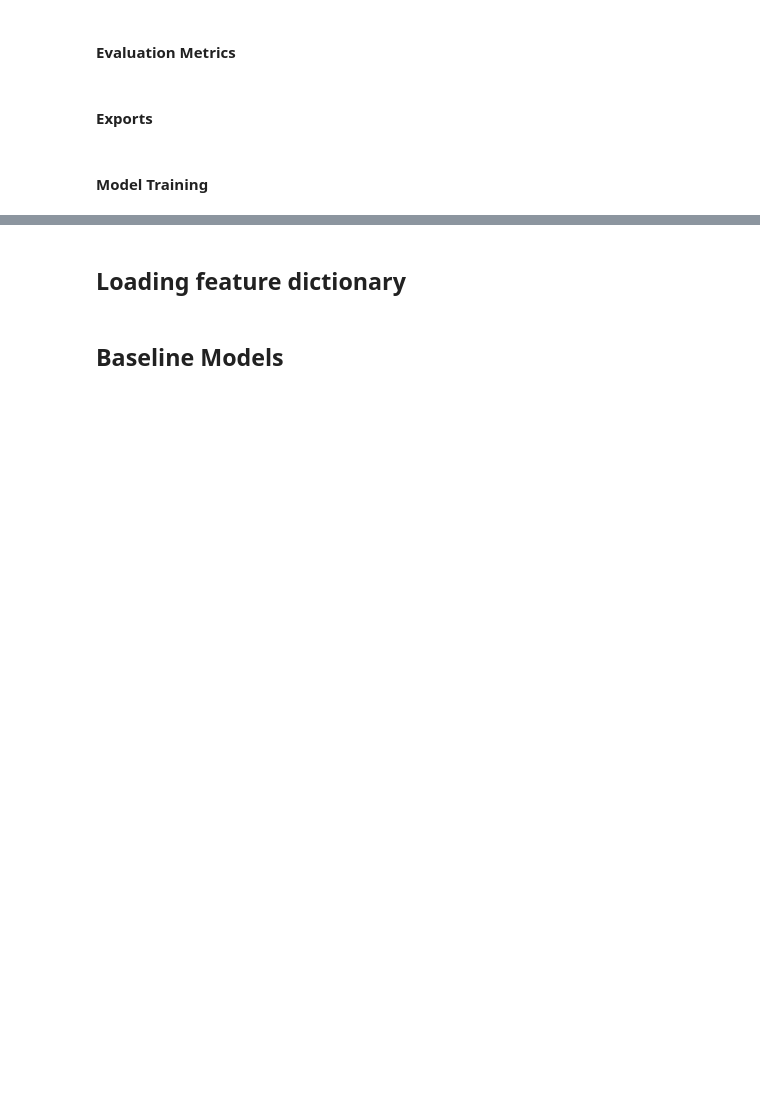
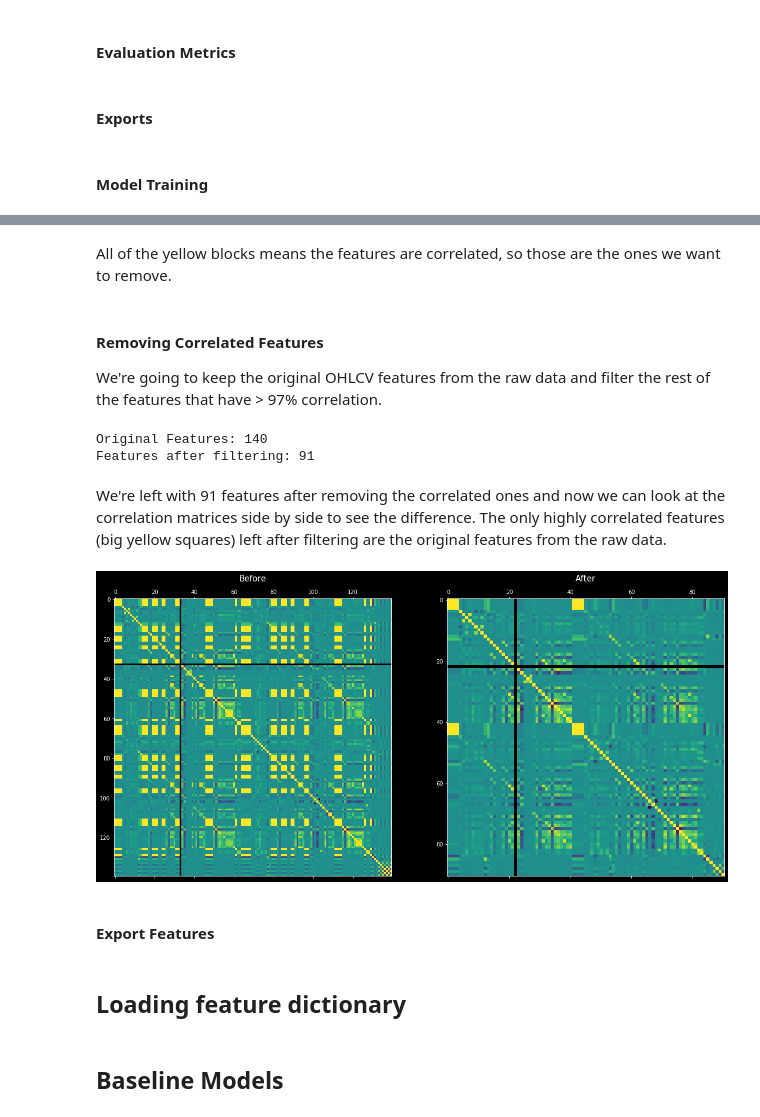
Before and after one commit to Cryptolytic-app/cryptolyticapp, a Jupyter notebook: modeling/2_arbitrage_model_training.ipynb, the cells around one changed output, grey strips where cells are left out. Saved outputs shown, nothing was run; the diff lists cells and outputs as text; code cells hidden in the pictures; blank space fills up the shorter version.

```diff
--- a/modeling/2_arbitrage_model_training.ipynb
+++ b/modeling/2_arbitrage_model_training.ipynb
@@ -701,3 +720,56 @@ We export them to a json .txt file for version control.
+# %% [markdown]
+All of the yellow blocks means the features are correlated, so those are the ones we want to remove.
+# %% [markdown]
+#### Removing Correlated Features
+
+We're going to keep the original OHLCV features from the raw data and filter the rest of the features that have > 97% correlation.
+# %%
+# base features to keep - these are the features from raw data
+base_feat = ['open_exchange_1', 'high_exchange_1','low_exchange_1','close_exchange_1','base_volume_exchange_1',
+              'open_exchange_2','high_exchange_2','low_exchange_2','close_exchange_2','base_volume_exchange_2',
+              'higher_closing_price','pct_higher','arbitrage_opportunity','window_length']
+
+# drop unused features from both index and columns
+drop_feat = ['target', 'arbitrage_opportunity_shift', 'window_length_shift']
+filt_df = corr_df.drop(columns=drop_feat)
+filt_df = filt_df.drop(drop_feat)
+
+# remove correlated features
+for col in filt_df.columns:
+    for i in range(len(filt_df)):
+        idx = filt_df.index[i]
+        if idx not in base_feat and col != idx:
+            if idx in filt_df.index[i:]:
+                if filt_df[col].loc[idx] > 0.97:
+                    filt_df = filt_df.drop(idx)
+        if i == len(filt_df) - 1:
+            break
+
+# filter columns for the uncorrelated features on index
+features_uncorr = filt_df.index.to_list()
+filt_df = filt_df[features_uncorr]
+
+print('Original Features:', len(corr_df))
+print('Features after filtering:', len(filt_df))
+# %% [output]
+Original Features: 140
+Features after filtering: 91
+# %% [markdown]
+We're left with 91 features after removing the correlated ones and now we can look at the correlation matrices side by side to see the difference. The only highly correlated features (big yellow squares) left after filtering are the original features from the raw data.
+# %%
+fig, ax = plt.subplots(nrows=1, ncols=2,figsize=(20,10))
+
+ax[0].matshow(corr_df)
+ax[1].matshow(filt_df)
+
+ax[0].set_title('Before', fontsize=15)
+ax[1].set_title('After', fontsize=15)
+
+plt.show()
+# %% [output]
+[figure, added]
+# %% [markdown]
+#### Export Features
 # %%
 # create empty dict that will hold the feature sets
 feature_sets = {}
```
Also changed, not shown: parts of 8 cells of this notebook, 2 other files.
